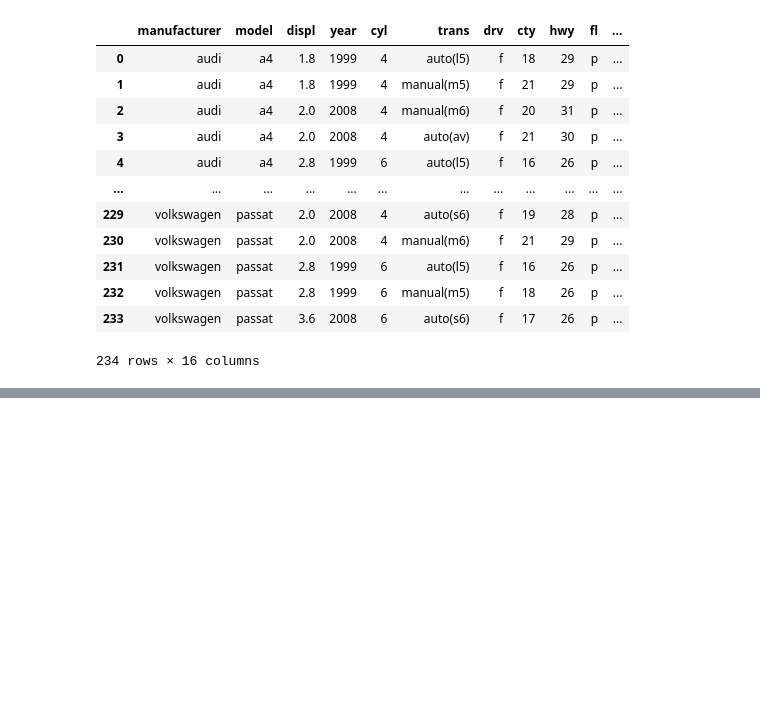
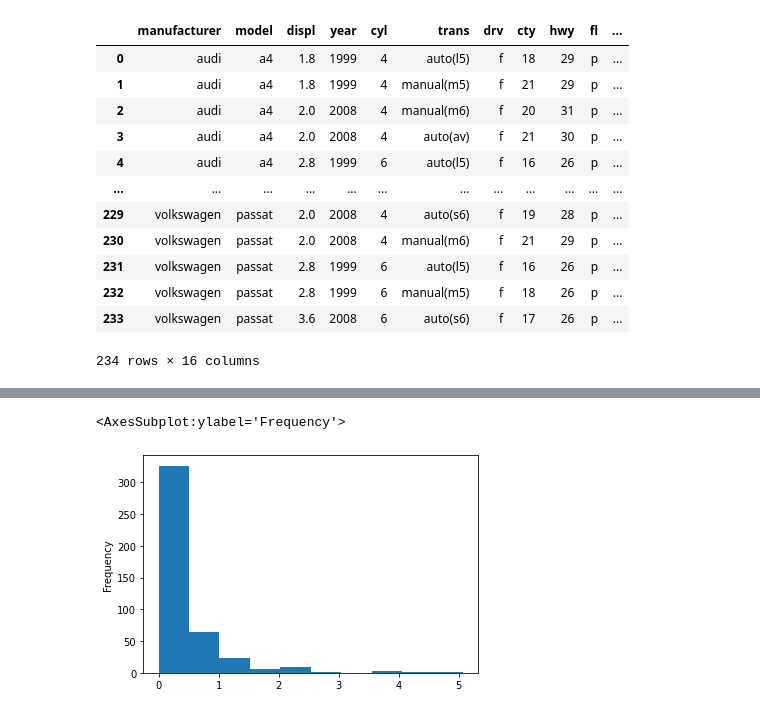
Before and after one commit to harryyang1982/doit_python, a Jupyter notebook: codes/chapter5.ipynb, the cells around one changed output, grey strips where cells are left out. Cells and saved outputs as stored; diff of their text form; code cells hidden in the pictures; blank space fills up the shorter version.

Commit message:
update plots

```diff
--- a/codes/chapter5.ipynb
+++ b/codes/chapter5.ipynb
@@ -419,3 +419,5 @@ mpg
 | 232 | volkswagen | passat | 2.8 | 1999 | 6 | manual(m5) | f | 18 | 26 | p | ... |
 | 233 | volkswagen | passat | 3.6 | 2008 | 6 | auto(s6) | f | 17 | 26 | p | ... |
 234 rows × 16 columns
+# %%
+midwest = pd.read_csv('https://github.com/tidyverse/ggplot2/raw/main/data-raw/midwest.csv')
@@ -421,0 +457,9 @@ mpg
+# %%
+midwest=midwest.rename(columns={'poptotal':'total', 'popasian':'asian'})
+# %%
+midwest['asia_per_total'] = midwest['asian'] / midwest['total'] * 100
+# %%
+midwest.asia_per_total.plot.hist()
+# %% [output]
+<AxesSubplot:ylabel='Frequency'>
+[figure, added]
```
Also changed, not shown: parts of 7 cells of this notebook.
